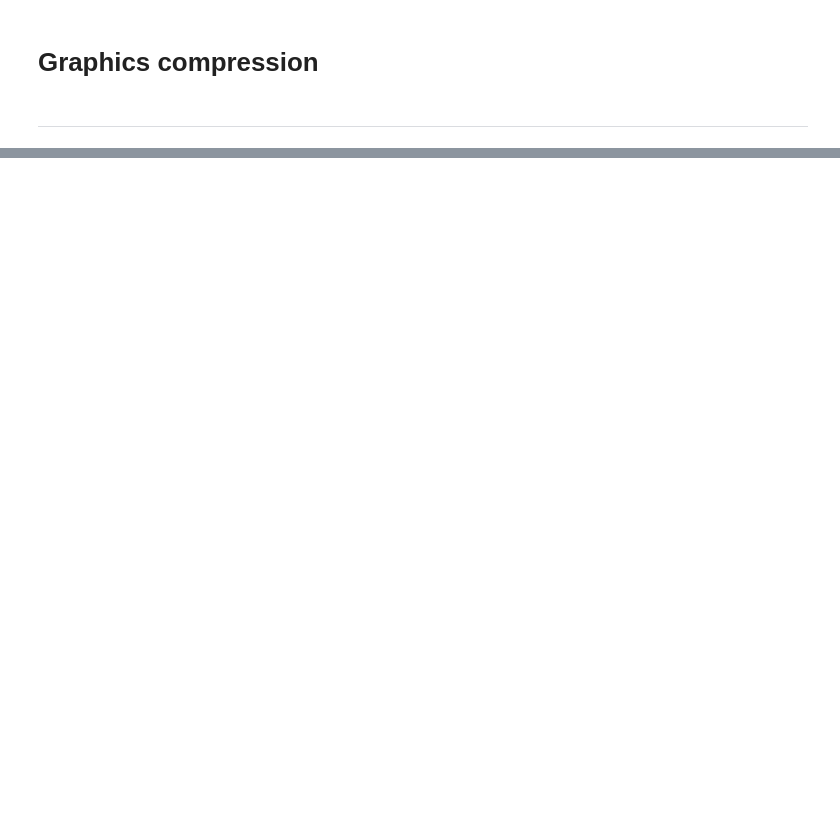
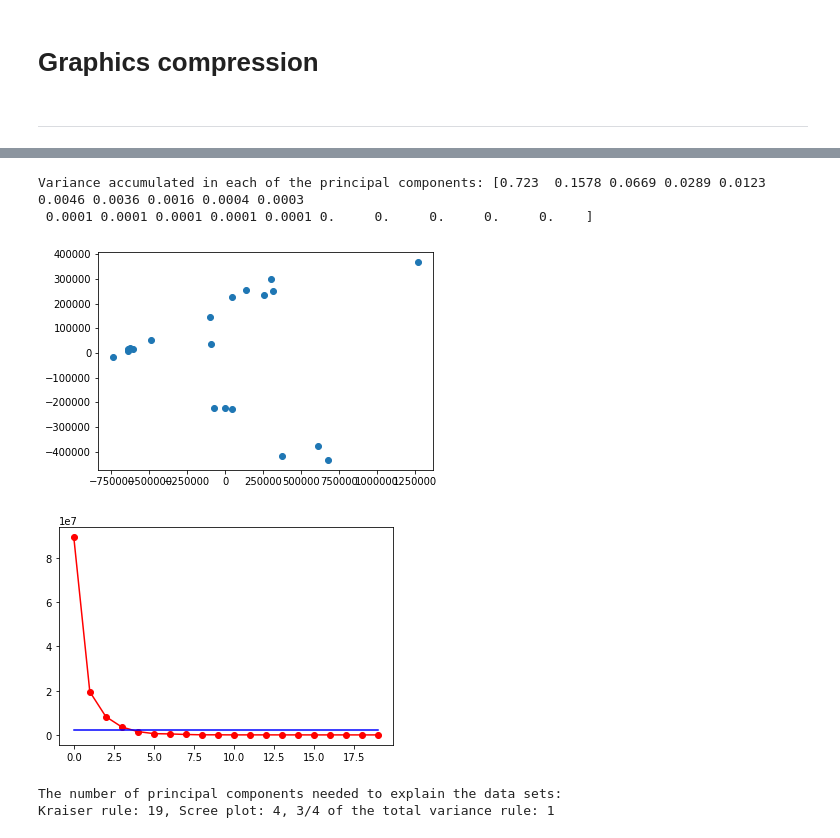
Before and after one commit to SaxMan96/NLA-UB, a Jupyter notebook: Project 2/Project2.ipynb, the cells around one changed output, grey strips where cells are left out. Cells and saved outputs as stored; diff of their text form; code cells hidden in the pictures; blank space fills up the shorter version.

```diff
--- a/Project 2/Project2.ipynb
+++ b/Project 2/Project2.ipynb
@@ -62,0 +260,42 @@ print(np.linalg.norm(ls_projector(A,b),2))
+# %%
+X, sample_names = load_data_RCsGoff()
+
+mean_arr = np.mean(X, axis=0)
+X = X - mean_arr
+X = X.T
+
+num = 58581
+s2, Vt = pca_covariance(X, num)
+
+variance = s2 / np.sum(s2)
+print("Variance accumulated in each of the principal components:", variance)
+pca_space = np.dot(Vt, X)
+
+plt.scatter(pca_space[0], pca_space[1])
+plt.show()
+
+scree_plot_treshold = 2000000
+plt.plot(s2, "ro-")
+plt.plot([scree_plot_treshold] * len(s2), "b-")
+plt.show()
+
+print("The number of principal components needed to explain the data sets:")
+print(
+    "Kraiser rule: {}, Scree plot: {}, 3/4 of the total variance rule: {}".format(
+        sum(s2 > 1), sum(s2 > scree_plot_treshold), sum(variance > 0.75) + 1
+    )
+)
+
+with open("output.txt", "w") as f:
+    for idx, name in enumerate(sample_names):
+        f.write(name)
+        for elem in pca_space[idx]:
+            f.write("," + str(elem))
+        f.write(",{}\n".format(variance[idx]))
+# %% [output]
+Variance accumulated in each of the principal components: [0.723  0.1578 0.0669 0.0289 0.0123 0.0046 0.0036 0.0016 0.0004 0.0003
+ 0.0001 0.0001 0.0001 0.0001 0.0001 0.     0.     0.     0.     0.    ]
+[figure, added]
+[figure, added]
+The number of principal components needed to explain the data sets:
+Kraiser rule: 19, Scree plot: 4, 3/4 of the total variance rule: 1
```
Also changed, not shown: parts of 21 cells of this notebook, 20 other files.
